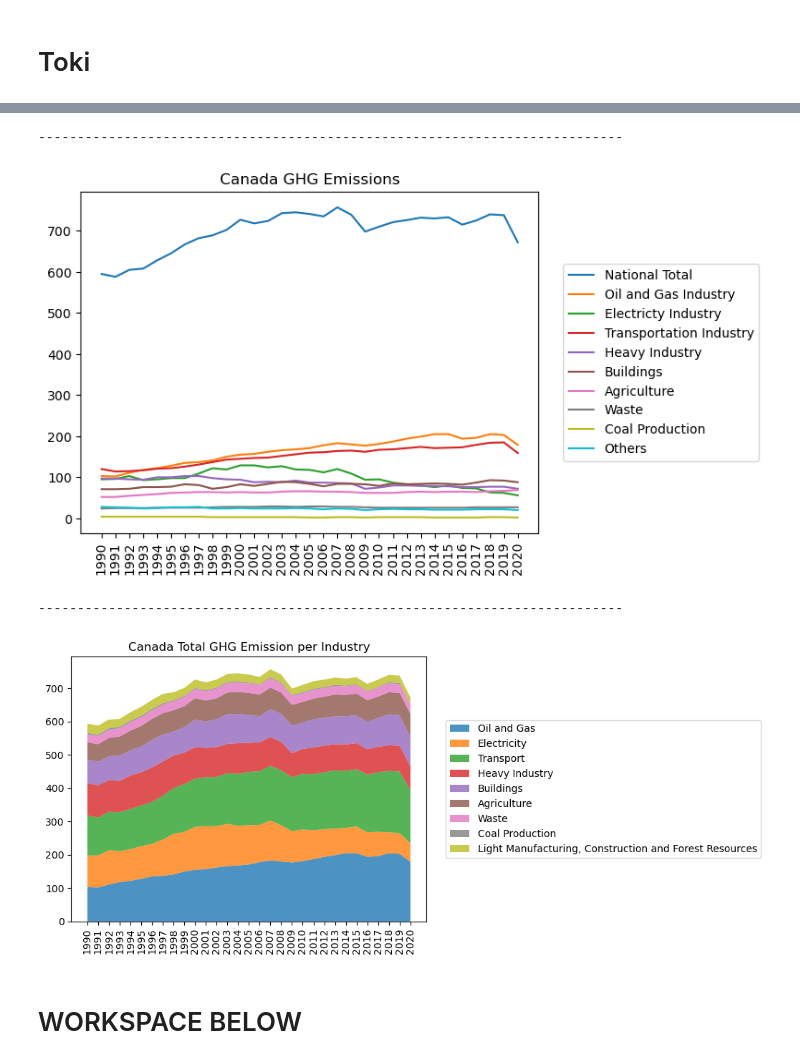
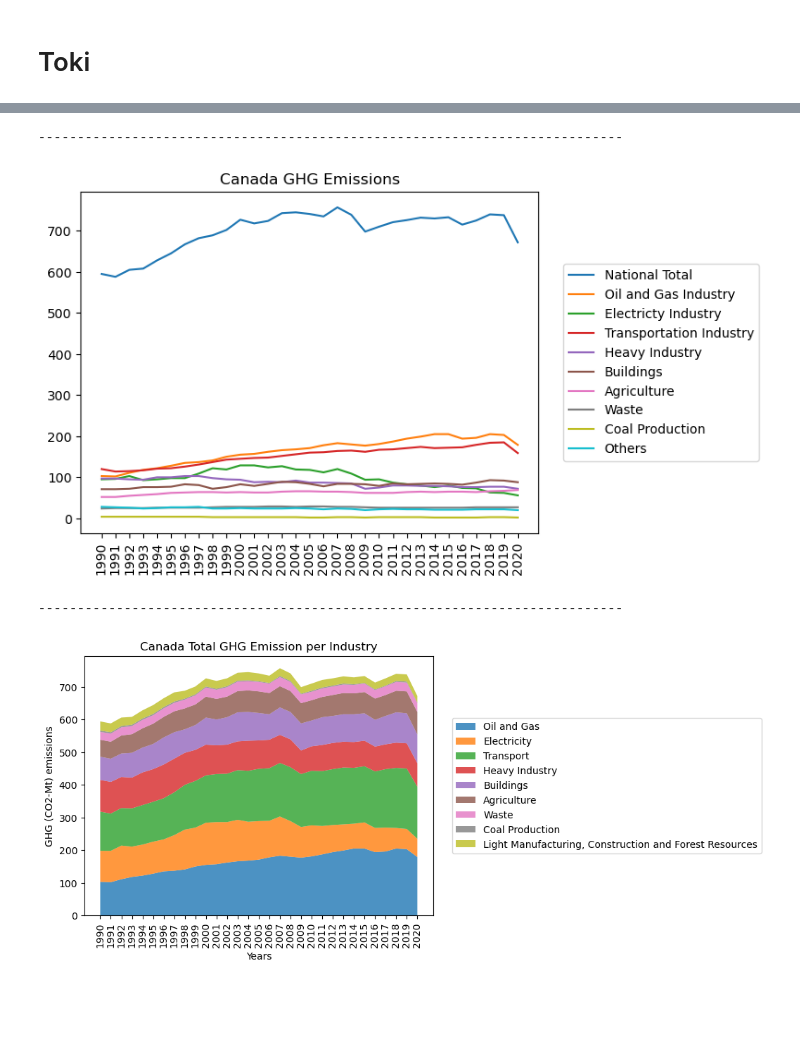
Before and after one commit to fabiomarcullo/Project_1_Climate_Action_Goals, a Jupyter notebook: Project_Sustainability_Data.ipynb, the cells around one changed output, grey strips where cells are left out. Cells and saved outputs as stored; diff of their text form; code cells hidden in the pictures; blank space fills up the shorter version.

```diff
--- a/Project_Sustainability_Data.ipynb
+++ b/Project_Sustainability_Data.ipynb
@@ -290,4 +123,10 @@ transpose_can_result_2 = df_4.rename(columns={'index':'Years'})
 # %%
+#preparing and cleaning dataset
+df_1 = canada_result.set_index(['Sectors - Mt CO2 eq'])
+df_2 = df_1.transpose()
+df_4 = df_2.reset_index()
+transpose_can_result_2 = df_4.rename(columns={'index':'Years'})
+
 #two line graphs and stackplot
 
 y2_nat_ttl = transpose_can_result_2['NATIONAL TOTAL']
@@ -303,6 +142,7 @@ plt.plot(x2_years, y2_transp, label = 'Transportation Industry')
 plt.legend()
 plt.xticks(rotation = 90)
 plt.title('Canada GHG Emissions')
+plt.savefig('Images/ghgpercanind_stackplt.png', bbox_inches='tight')
 plt.show()
 
 print("---------------------------------------------------------------------------")
@@ -328,33 +168,34 @@ plt.plot(x_years, y_bldgs, label = 'Buildings')
 plt.plot(x_years, y_agri, label = 'Agriculture')
 plt.plot(x_years, y_wst, label = 'Waste')
 plt.plot(x_years, y_coal, label = 'Coal Production')
 plt.plot(x_years, y_lmcfr, label = 'Others')
 plt.legend(bbox_to_anchor = (1.04, 0.5), loc = "center left")
 plt.xticks(rotation = 90)
 plt.title('Canada GHG Emissions')
 plt.show()
 
 print("---------------------------------------------------------------------------")
 
 emissions_df = transpose_can_result_2[['Oil and Gas', 'Electricity', 'Transport',
                                     'Heavy Industry', 'Buildings', 'Agriculture', 'Waste', 'Coal Production',
                                     'Light Manufacturing, Construction and Forest Resources']]
 emissions_dict = emissions_df.to_dict('list')
 
 years = transpose_can_result_2['Years']
 
 
 fig, ax = plt.subplots()
 ax.stackplot(years, emissions_dict.values(), labels = emissions_dict.keys(), alpha = 0.8)
 ax.legend(bbox_to_anchor = (1.04, 0.5), loc = "center left")
 plt.xticks(rotation = 90)
+plt.ylabel('GHG (CO2-Mt) emissions')
+plt.xlabel('Years')
 plt.title('Canada Total GHG Emission per Industry')
+plt.savefig('Images/ghgpercanind_stackplt.png', bbox_inches='tight')
 plt.show()
 # %% [output]
 [figure]
 ---------------------------------------------------------------------------
 [figure]
 ---------------------------------------------------------------------------
-[figure, old version]
+[figure, new version]
-# %% [markdown]
-# WORKSPACE BELOW
```
Also changed, not shown: parts of 16 cells of this notebook, 5 other files.
